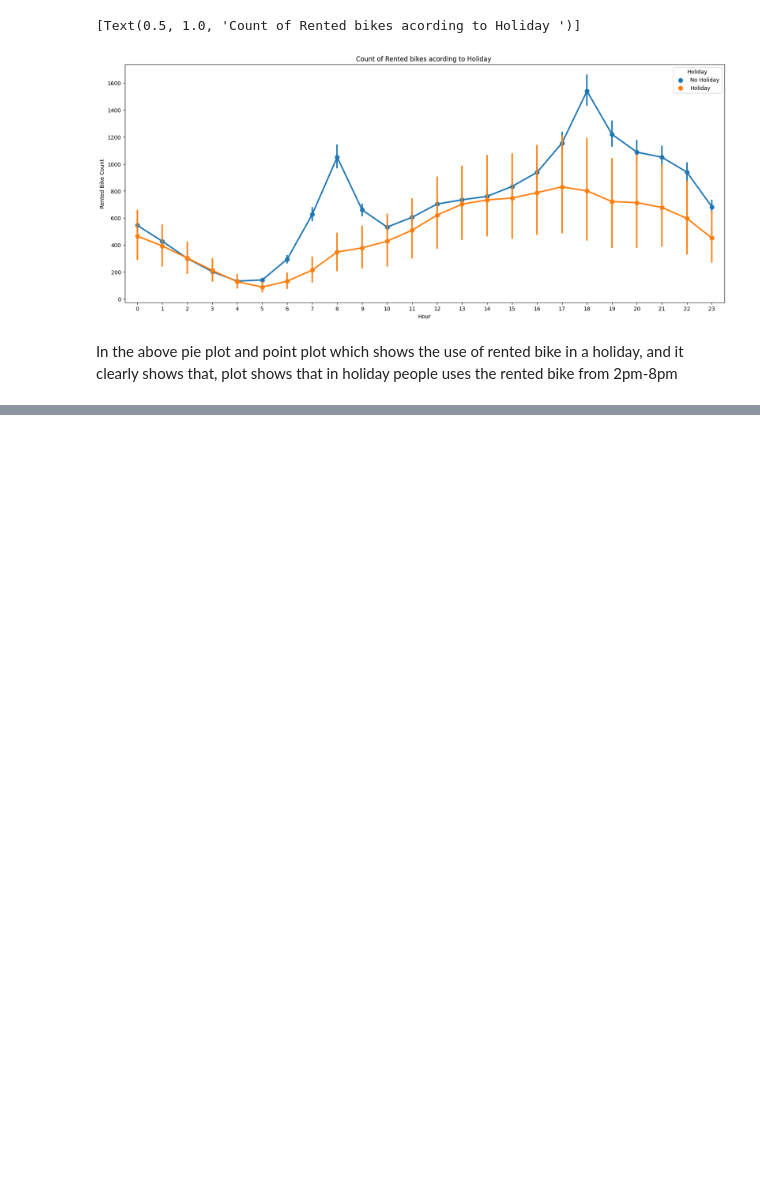
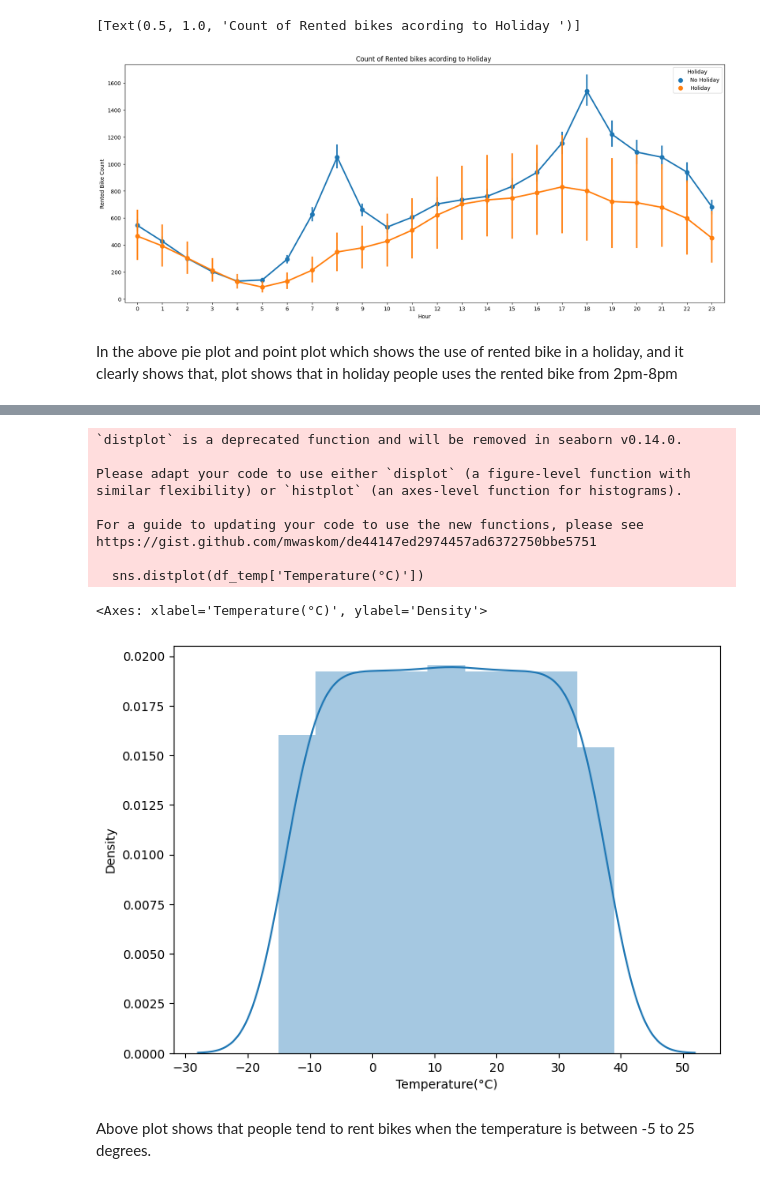
Before and after one commit to kanakpriyatiwari/Bike-Sharing-Demand-Prediction, a Jupyter notebook: Bike_Sharing_Demand_Prediction.ipynb, the cells around one changed output, grey strips where cells are left out. Drawn from its saved outputs; the diff is of its cells as text; code cells hidden in the pictures; blank space fills up the shorter version.

```diff
--- a/Bike_Sharing_Demand_Prediction.ipynb
+++ b/Bike_Sharing_Demand_Prediction.ipynb
@@ -442,0 +472,25 @@ plot shows that in holiday people uses the rented bike from 2pm-8pm
+# %%
+# creating a dataframe containing the count of bikes rented in different temperature
+
+df_temp = pd.DataFrame(df.groupby('Temperature(°C)')['Rented Bike Count'].sum())
+df_temp.reset_index(inplace=True)
+# %%
+# plot showing distribution of bike rentals according to temperature intensity
+
+plt.figure(figsize=(8,6))
+sns.distplot(df_temp['Temperature(°C)'])
+# %% [output]
+`distplot` is a deprecated function and will be removed in seaborn v0.14.0.
+
+Please adapt your code to use either `displot` (a figure-level function with
+similar flexibility) or `histplot` (an axes-level function for histograms).
+
+For a guide to updating your code to use the new functions, please see
+https://gist.github.com/mwaskom/de44147ed2974457ad6372750bbe5751
+
+  sns.distplot(df_temp['Temperature(°C)'])
+<Axes: xlabel='Temperature(°C)', ylabel='Density'>
+[figure, added]
+# %% [markdown]
+
+Above plot shows that people tend to rent bikes when the temperature is between -5 to 25 degrees.
```
Also changed, not shown: parts of 6 cells of this notebook.
